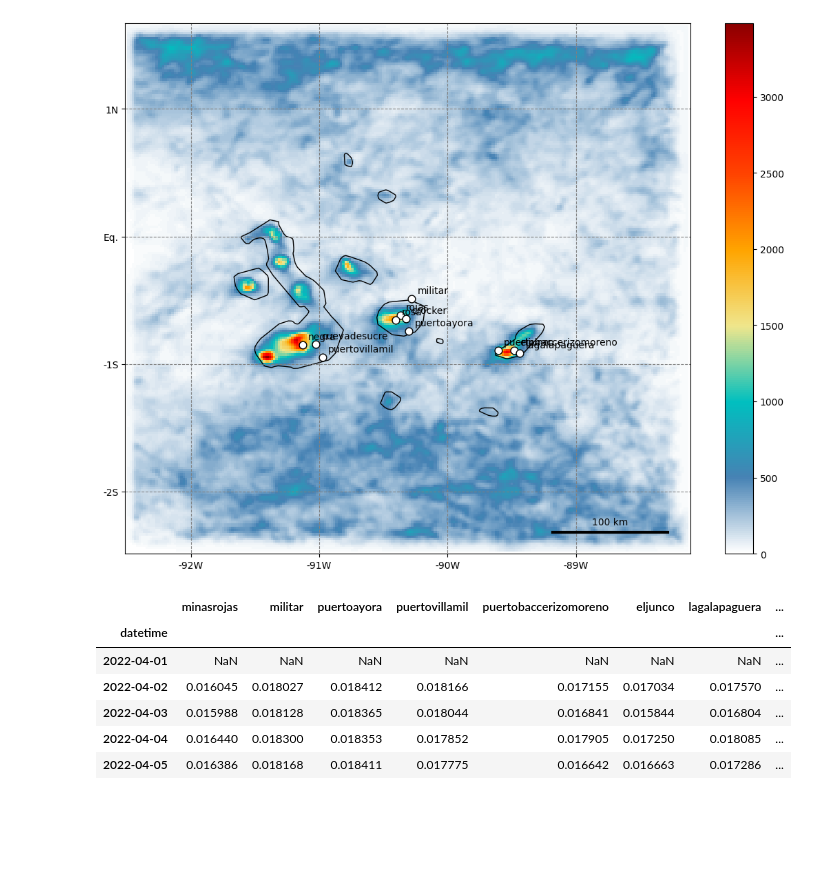
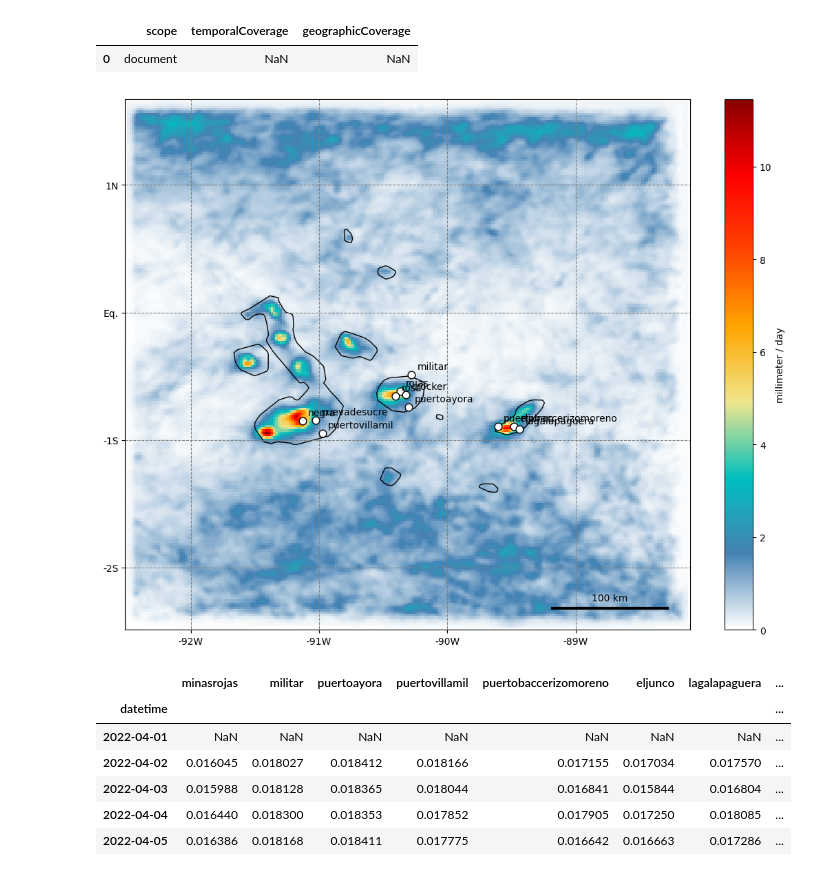
Before and after one commit to benatouba/darwin, a Jupyter notebook: analysis_of_measurements.ipynb, the cells around one changed output. Cells and saved outputs as stored; diff of their text form; code cells hidden in the pictures; blank space fills up the shorter version.

```diff
--- a/analysis_of_measurements.ipynb
+++ b/analysis_of_measurements.ipynb
@@ -9,12 +9,12 @@ reload(darwin)
 var = 'prcp'
 
 if "ls_prcp" in locals():
-    ls_prcp.wrf_product[var].close()
+    del ls_prcp
 files = darwin.glob_measurements()
 ls_prcp = darwin.open_experiment(
     experiment = 'rc_trop_ls',
     variable = var,
-    year = '2017',
+    year = '2022',
     engine="xarray",
     decode_cf=True
 )
@@ -51,16 +23,23 @@ mean
+# %%
+xml_meta = darwin.glob_metadata(suffix='.xml')
+meta = pd.read_xml(xml_meta[1], xpath='.//coverage')
+meta
+# %% [output]
+|  | scope | temporalCoverage | geographicCoverage |
+| 0 | document | NaN | NaN |
 # %%
 reload(darwin)
 fig, ax = plt.subplots(figsize=(12,10))
 # ls_prcp.plot_map(ax=ax, )
 # ls_prcp.add_extracted_simulated_points_from_file(f"/home/ben/projects/darwin/{var}_bil.csv")
 # ls_prcp.plot_stations(save=True)
-ls_prcp.plot_map(ax=ax, aggregation="sum", save=False)
+ls_prcp.plot_map(ax=ax, aggregation="mean", save=True)
 # plt.savefig("rc_trop_ls_ws10_map.png")
 # del ls_prcp.wrf_product.attrs["PROJ_ENVI_STRING"]
 # ls_prcp.wrf_product.salem.quick_map()
 plt.show()
 # %% [output]
-[figure, old version]
+[figure, new version]
 # %%
 measured = pd.read_csv(f"/home/ben/projects/darwin/{var}_bil.csv", index_col=0)
 measured.head()
```
Also changed, not shown: parts of 2 cells of this notebook, 1 other file.
